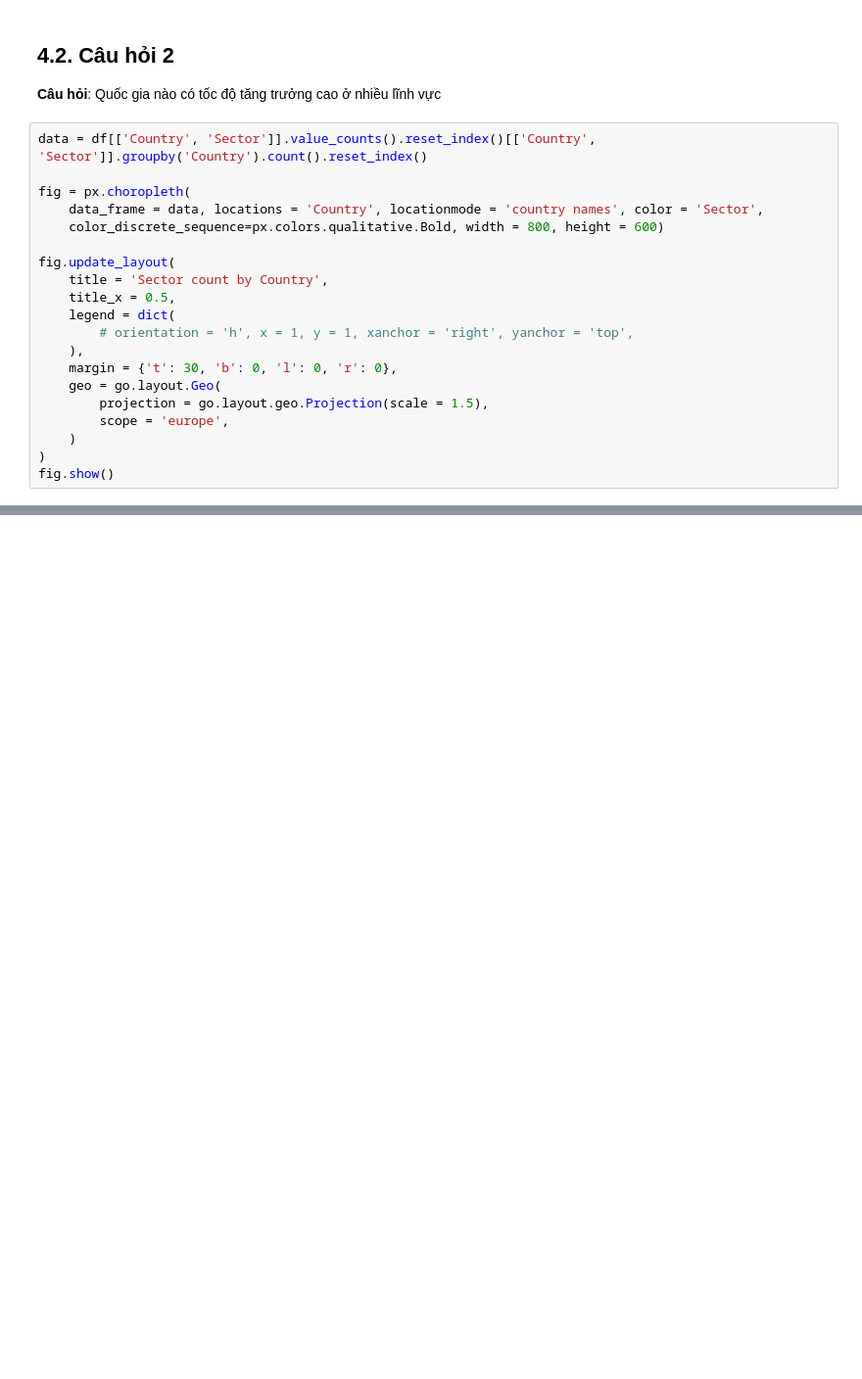
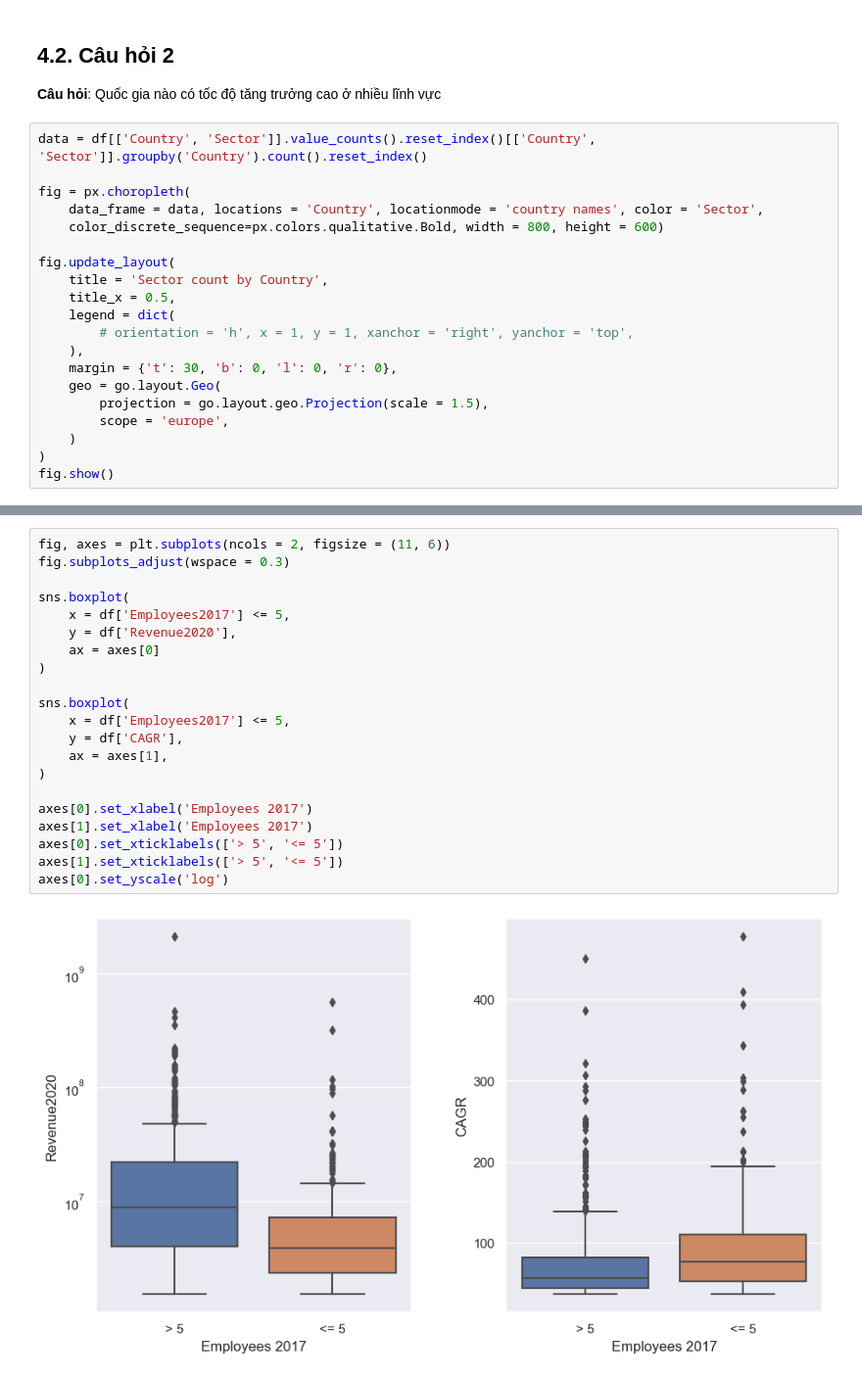
Before and after one commit to kenroly/IntroductionToDataScience, a Jupyter notebook: DataAnalyzing.ipynb, the cells around one changed output, grey strips where cells are left out. Shown at 98% size. Saved outputs shown, nothing was run; the diff lists cells and outputs as text; blank space fills up the shorter version.

```diff
--- a/DataAnalyzing.ipynb
+++ b/DataAnalyzing.ipynb
@@ -68,0 +74,23 @@ fig.show()
+# %%
+fig, axes = plt.subplots(ncols = 2, figsize = (11, 6))
+fig.subplots_adjust(wspace = 0.3)
+
+sns.boxplot(
+    x = df['Employees2017'] <= 5,
+    y = df['Revenue2020'],
+    ax = axes[0]
+)
+
+sns.boxplot(
+    x = df['Employees2017'] <= 5,
+    y = df['CAGR'],
+    ax = axes[1],
+)
+
+axes[0].set_xlabel('Employees 2017')
+axes[1].set_xlabel('Employees 2017')
+axes[0].set_xticklabels(['> 5', '<= 5'])
+axes[1].set_xticklabels(['> 5', '<= 5'])
+axes[0].set_yscale('log')
+# %% [output]
+[figure, added]
```
Also changed, not shown: parts of 1 cell of this notebook.
